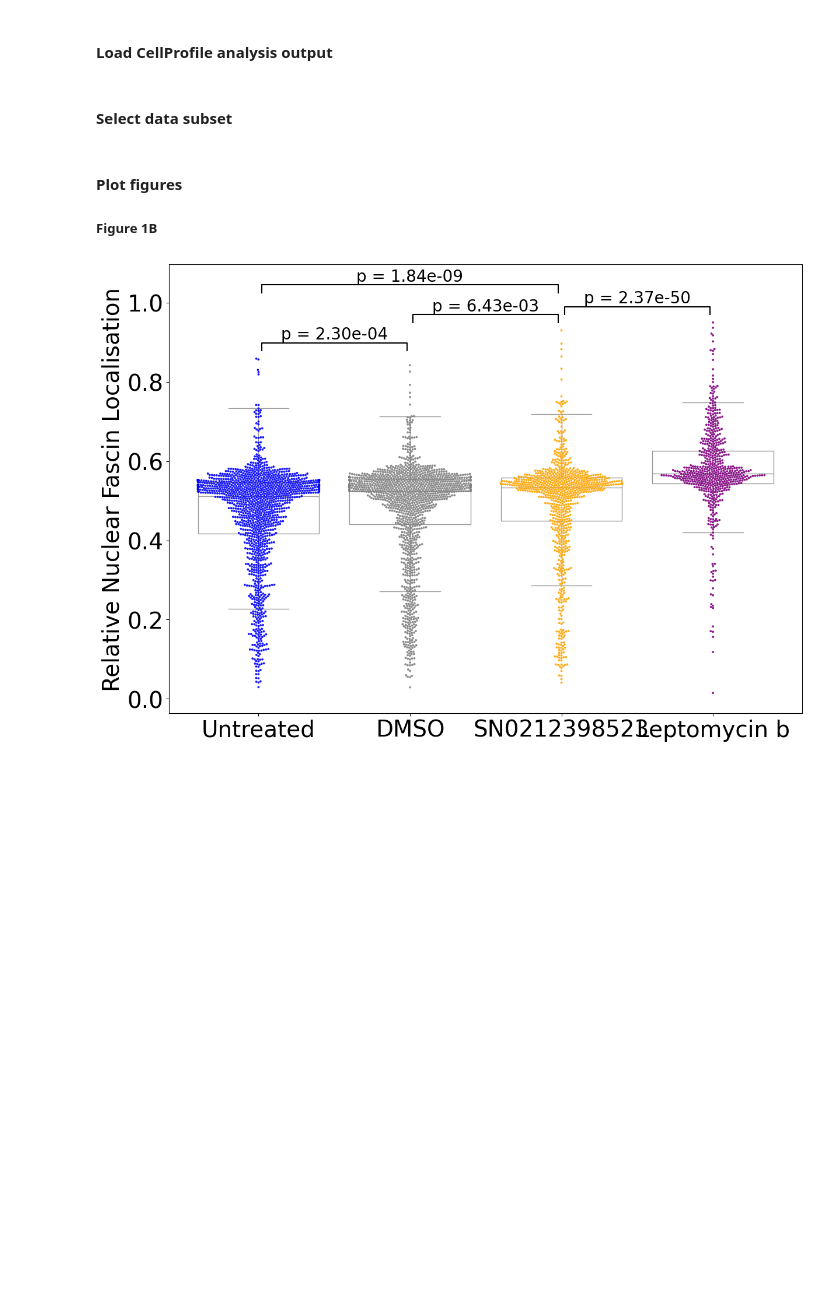
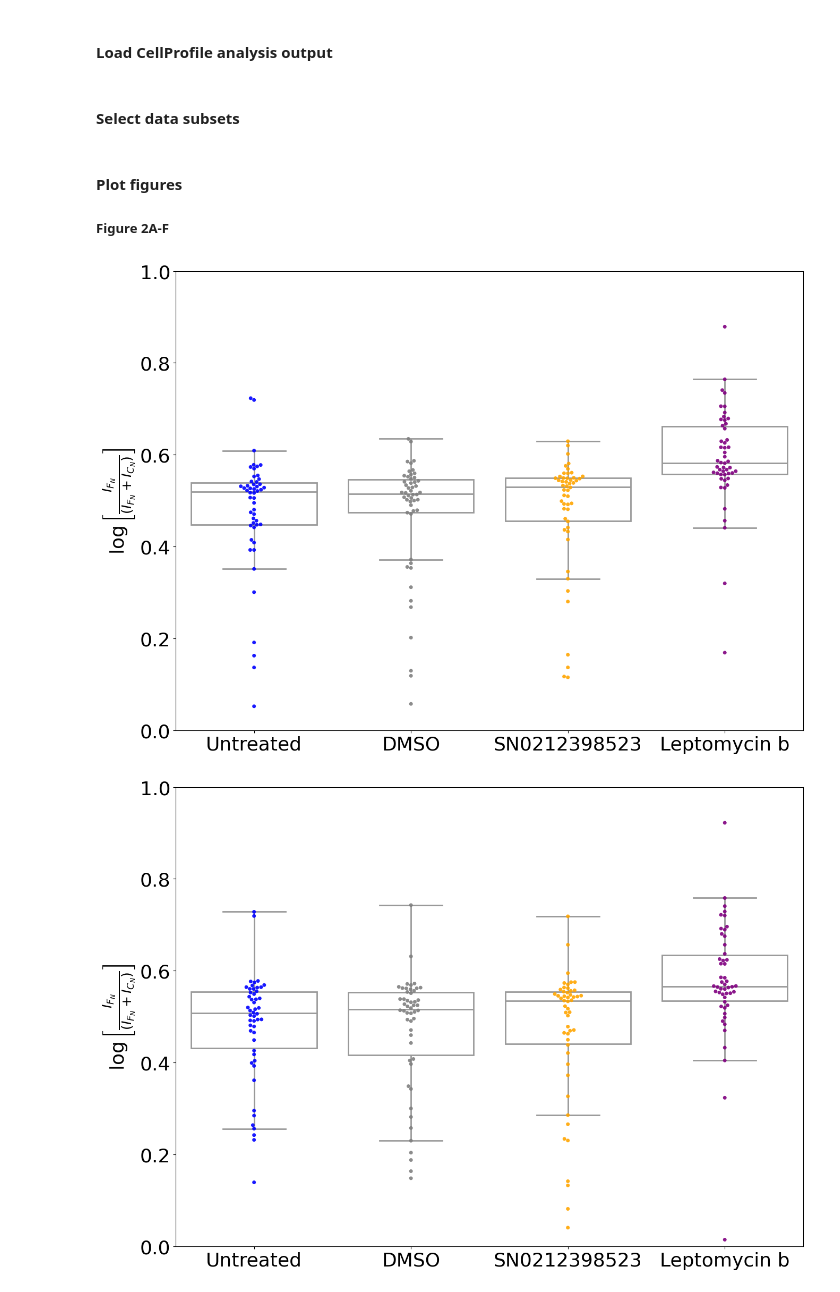
Before and after one commit to FrancisCrickInstitute/Enhancing-Reproducibility, a Jupyter notebook: notebooks/companion_notebook.ipynb, the cells around one changed output. Drawn from its saved outputs; the diff is of its cells as text; code cells hidden in the pictures; blank space fills up the shorter version.

```diff
--- a/notebooks/companion_notebook.ipynb
+++ b/notebooks/companion_notebook.ipynb
@@ -58,5 +64,5 @@ nuc_data = pd.read_csv('./inputs/cell_profiler_outputs/Nuclei.csv')
 cyto_data = pd.read_csv('./inputs/cell_profiler_outputs/Cytoplasm.csv')
 treatments = annotations.set_index('Well')['Control Type'].to_dict()
 # %% [markdown]
-#### Select data subset
+#### Select data subsets
 # %%
@@ -65,14 +74,20 @@ data_subset = prepare_data(nuc_data, cyto_data, image_data, treatments, treatmen
 # %% [markdown]
 #### Plot figures
-##### Figure 1B
+##### Figure 2A-F
-# %%
-fig_width = 14
-fig_height = 10
-plot_rows = 1
-plot_cols = 1
-
-generate_swarmplot(fig_width, fig_height, plot_rows, plot_cols, ['Untreated', 'DMSO', 'SN0212398523', 'Leptomycin b'], 1, -1,
-                   data_subset, color_dict, treatment_col, variable_of_interest, dunn_pairs,
-                   treatments_to_compounds, 'Relative Nuclear Fascin Localisation')
-# %% [output]
-[figure, removed]
+# %%
+fig_width = 14
+fig_height = 10
+plot_rows = 1
+plot_cols = 1
+plot_order = ['Untreated', 'DMSO', 'SN0212398523', 'Leptomycin b']
+n_samples = 1
+data = data_subset
+y_label = '$ \\log \\left[ \\frac {I_{F_N}}{(I_{F_N} + I_{C_N})} \\right]$'
+
+for s in [50, 200]:
+    for i in range(3):
+        generate_swarmplot(fig_width, fig_height, plot_rows, plot_cols, plot_order, n_samples, s, data,
+                       color_dict, treatment_col, variable_of_interest, y_label)
+# %% [output]
+[figure, added]
+[figure, added]
```
Also changed, not shown: parts of 16 cells of this notebook.
